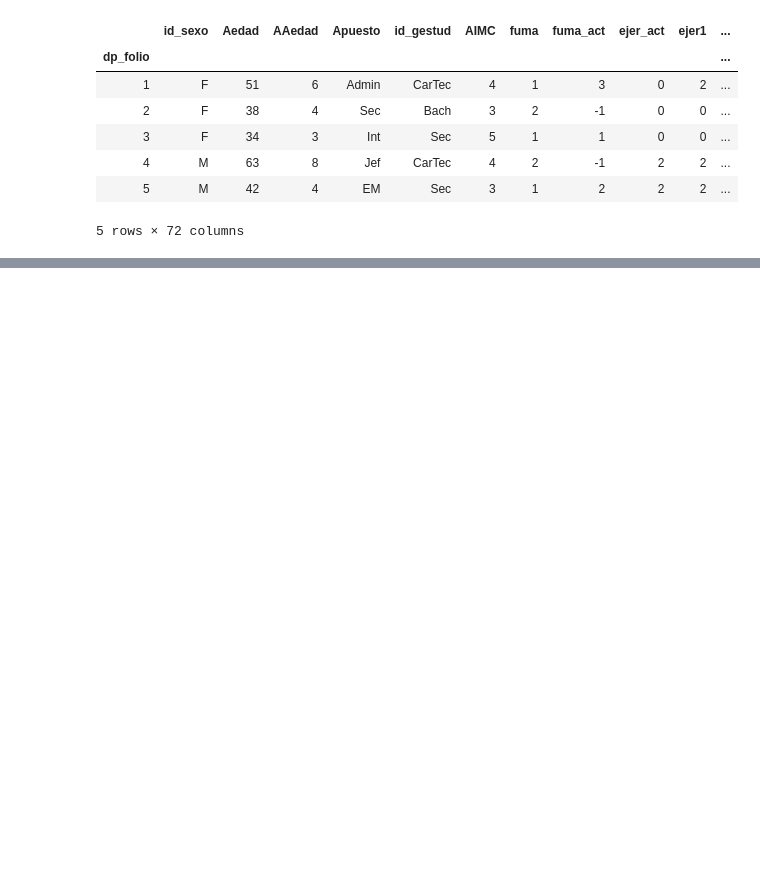
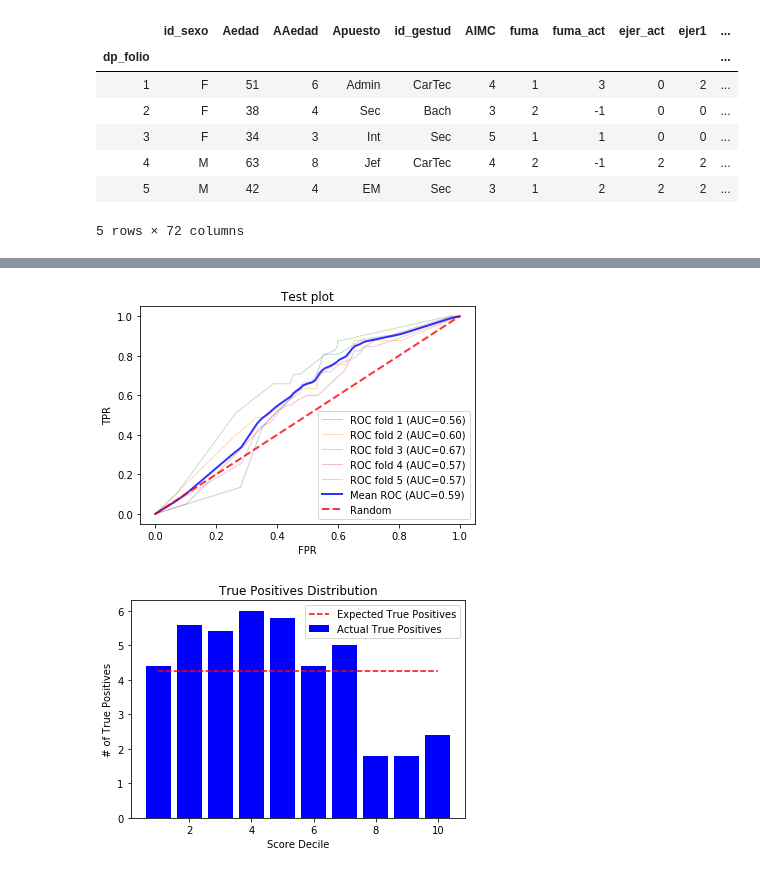
Before and after one commit to vicalbiter/histories, a Jupyter notebook: Imported Scripts.ipynb, the cells around one changed output, grey strips where cells are left out. Drawn from its saved outputs; the diff is of its cells as text; code cells hidden in the pictures; blank space fills up the shorter version.

```diff
--- a/Imported Scripts.ipynb
+++ b/Imported Scripts.ipynb
@@ -59,0 +44,5 @@ ndata
+# %%
+selected_features = ["ejer0B", "ejer1B", "ejer5B", "ejer10B", "ejerHistory", "obesity"]
+query_features = ["ejer0B", "ejer1B", "ejer5B", "ejer10B"]
+sdata = ndata[selected_features]
+sdata.head()
@@ -59,0 +57,3 @@ ndata
+# %%
+rdata = sdata[(ndata.ejer20B != "N") & (ndata.ejer10B != "N") & (ndata.ejer5B != "N") & (ndata.ejer1B != "N") & (ndata.ejer0B != "N")]
+rdata
@@ -59,0 +75,13 @@ ndata
+# %%
+validation = Validation(NB())
+# %%
+queries = {"ejer0B": ["A", "B"],
+           "ejer1B": ["A", "B"],
+           "ejer5B": ["A", "B"],
+           "ejer10B": ["A", "B"],
+          }
+# %%
+validation.run_cv(rdata, queries, "obesity", 1, 5, "Test plot")
+# %% [output]
+[figure, added]
+[figure, added]
```
Also changed, not shown: parts of 11 cells of this notebook, 2 other files.
